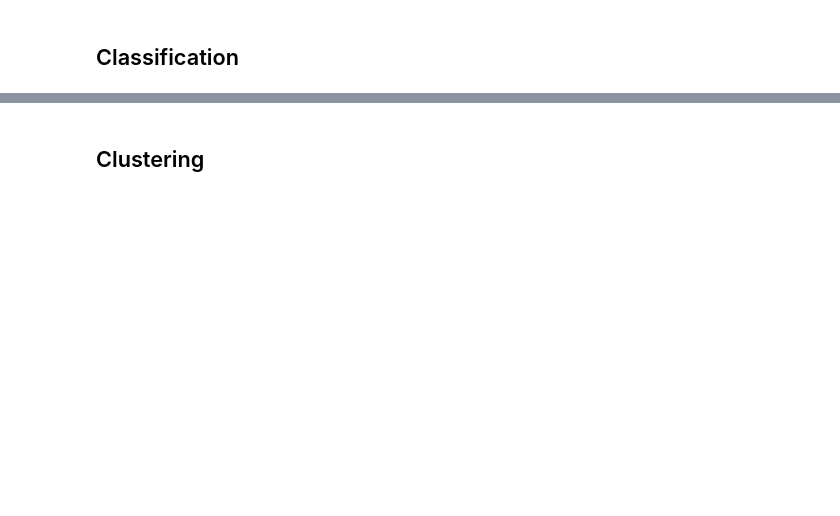
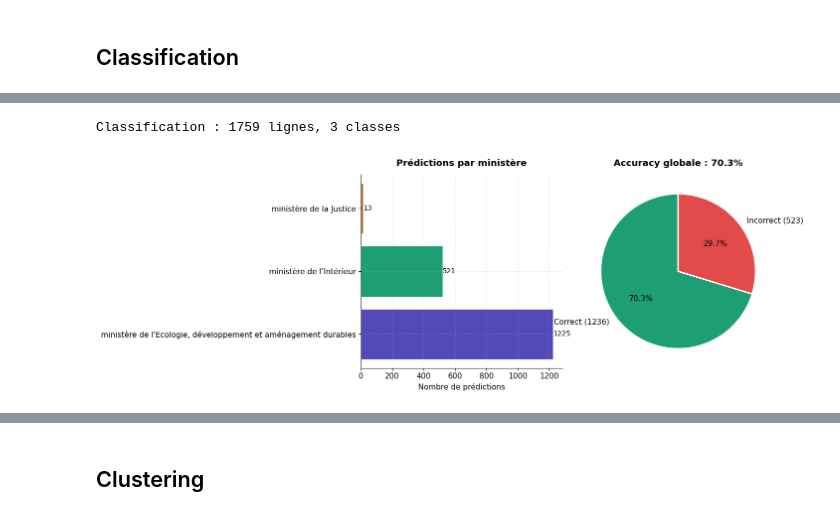
Before and after one commit to merylahounou97/real_state_price, a Jupyter notebook: notebooks/real_estate_ml.ipynb, the cells around one changed output, grey strips where cells are left out. Saved outputs shown, nothing was run; the diff lists cells and outputs as text; code cells hidden in the pictures; blank space fills up the shorter version.

```diff
--- a/notebooks/real_estate_ml.ipynb
+++ b/notebooks/real_estate_ml.ipynb
@@ -54,7 +108,7 @@ indexers = [
 ]
 # %%
 # Indexer pour la variable cible
-label_indexer = StringIndexer(inputCol="ministere", outputCol="label")
+label_indexer = StringIndexer(inputCol="ministere", outputCol="label", handleInvalid="keep")
 # %%
 # OneHotEncoder pour les variables catégorielles
 encoder = OneHotEncoder(
@@ -109,3 +165,19 @@ predictions = predictions.select(
 # %%
 # Sauvegarde des prédictions de classification
 predictions.write.format("delta").mode("overwrite").save(CLASSIFICATION_OUTPUT_PATH)
+# %%
+# Conversion des prédictions en Pandas pour visualisation
+pred_pd = predictions.toPandas()
+# %%
+# Extraction de la probabilité maximale pour chaque prédiction
+pred_pd['prob_max'] = pred_pd['probability'].apply(lambda v: float(max(v)))
+# %%
+# Mapping des indices de prédiction aux noms des ministères
+label_model   = model.stages[4]
+label_mapping = {i: l for i, l in enumerate(label_model.labels)}
+pred_pd['ministere_pred'] = pred_pd['prediction'].map(label_mapping)
+# %%
+# Affichage du nombre de lignes et de classes dans les prédictions
+print(f'Classification : {len(pred_pd)} lignes, {pred_pd["ministere_pred"].nunique()} classes')
+# %% [output]
+Classification : 1759 lignes, 3 classes
@@ -111,0 +187,33 @@ predictions.write.format("delta").mode("overwrite").save(CLASSIFICATION_OUTPUT_P
+# %%
+fig, axes = plt.subplots(1, 2, figsize=(14, 5))
+
+# Graphique 1 : prédictions par ministère
+counts = pred_pd['ministere_pred'].value_counts()
+bars = axes[0].barh(
+    counts.index, counts.values,
+    color=PALETTE[:len(counts)], edgecolor='white', linewidth=0.5
+)
+axes[0].set_title('Prédictions par ministère', fontweight='bold', pad=12)
+axes[0].set_xlabel('Nombre de prédictions')
+for bar, val in zip(bars, counts.values):
+    axes[0].text(val + 0.5, bar.get_y() + bar.get_height()/2,
+                 str(val), va='center', fontsize=10)
+
+# Graphique 2 : vrai vs prédit (matrice de confusion simplifiée)
+correct = (pred_pd['ministere'] == pred_pd['ministere_pred']).sum()
+incorrect = len(pred_pd) - correct
+axes[1].pie(
+    [correct, incorrect],
+    labels=[f'Correct ({correct})', f'Incorrect ({incorrect})'],
+    colors=['#1D9E75', '#E24B4A'],
+    autopct='%1.1f%%',
+    startangle=90,
+    wedgeprops={'edgecolor': 'white', 'linewidth': 2}
+)
+axes[1].set_title(f'Accuracy globale : {accuracy:.1%}', fontweight='bold', pad=12)
+
+plt.tight_layout()
+plt.savefig(FIGURES_OUTPUT_PATH + 'classification_overview.png', dpi=150, bbox_inches='tight')
+plt.show()
+# %% [output]
+[figure, added]
```
Also changed, not shown: parts of 22 cells of this notebook, 1 other file.
